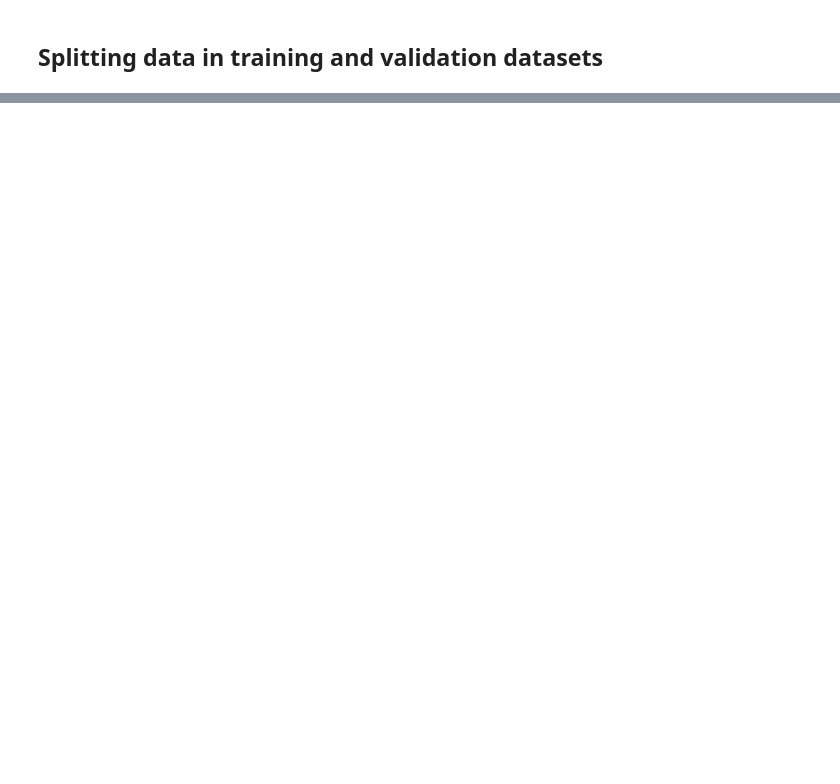
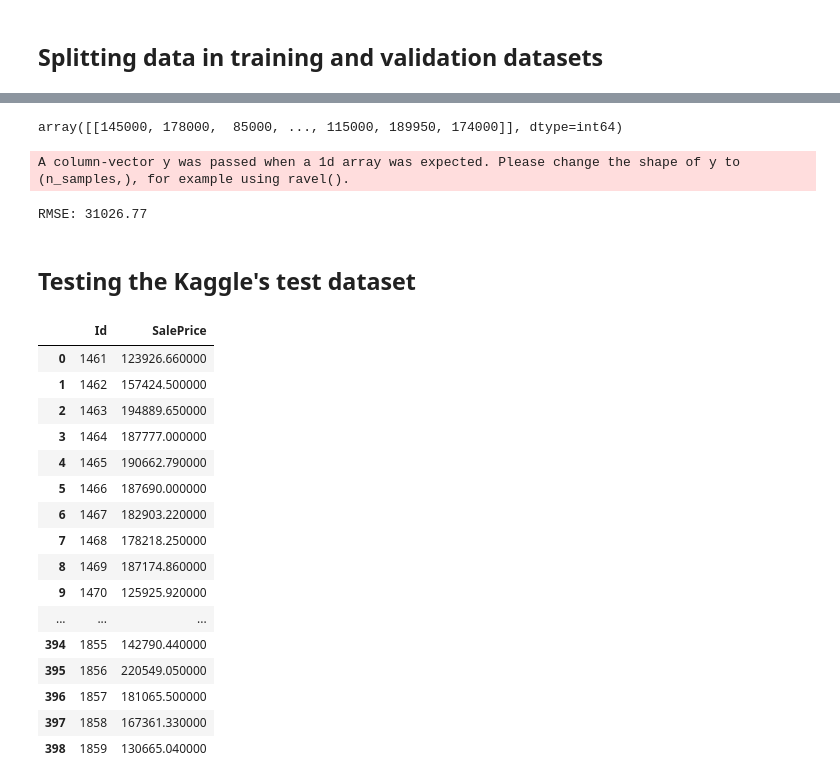
Before and after one commit to marcodeamicis/house_prices_regression, a Jupyter notebook: notebooks/3_modeling_suto.ipynb, the cells around one changed output, grey strips where cells are left out. Saved outputs shown, nothing was run; the diff lists cells and outputs as text; code cells hidden in the pictures; blank space fills up the shorter version.

```diff
--- a/notebooks/3_modeling_suto.ipynb
+++ b/notebooks/3_modeling_suto.ipynb
@@ -116,0 +177,39 @@ RMSE: 40198.72
+# %%
+y_train.values.reshape(1,-1)
+# %% [output]
+array([[145000, 178000,  85000, ..., 115000, 189950, 174000]], dtype=int64)
+# %%
+model = RandomForestRegressor()
+model.fit(X_train, y_train.values)
+
+y_pred = model.predict(X_test)
+
+print(f"RMSE: {mse(y_test, y_pred)**.5:.2f}")
+# %% [output]
+A column-vector y was passed when a 1d array was expected. Please change the shape of y to (n_samples,), for example using ravel().
+RMSE: 31026.77
+# %% [markdown]
+## Testing the Kaggle's test dataset
+# %%
+y_pred_kaggle = model.predict(x_test_kaggle)
+y_pred_kaggle = pd.DataFrame(y_pred_kaggle, index=x_test_kaggle.index, columns=['SalePrice']).reset_index()
+y_pred_kaggle.rename(columns={'index':'Id'}, inplace=True)
+y_pred_kaggle
+# %% [output]
+|  | Id | SalePrice |
+| 0 | 1461 | 123926.660000 |
+| 1 | 1462 | 157424.500000 |
+| 2 | 1463 | 194889.650000 |
+| 3 | 1464 | 187777.000000 |
+| 4 | 1465 | 190662.790000 |
+| 5 | 1466 | 187690.000000 |
+| 6 | 1467 | 182903.220000 |
+| 7 | 1468 | 178218.250000 |
+| 8 | 1469 | 187174.860000 |
+| 9 | 1470 | 125925.920000 |
+| ... | ... | ... |
+| 394 | 1855 | 142790.440000 |
+| 395 | 1856 | 220549.050000 |
+| 396 | 1857 | 181065.500000 |
+| 397 | 1858 | 167361.330000 |
+| 398 | 1859 | 130665.040000 |
```
Also changed, not shown: parts of 17 cells of this notebook, 1 other file.
